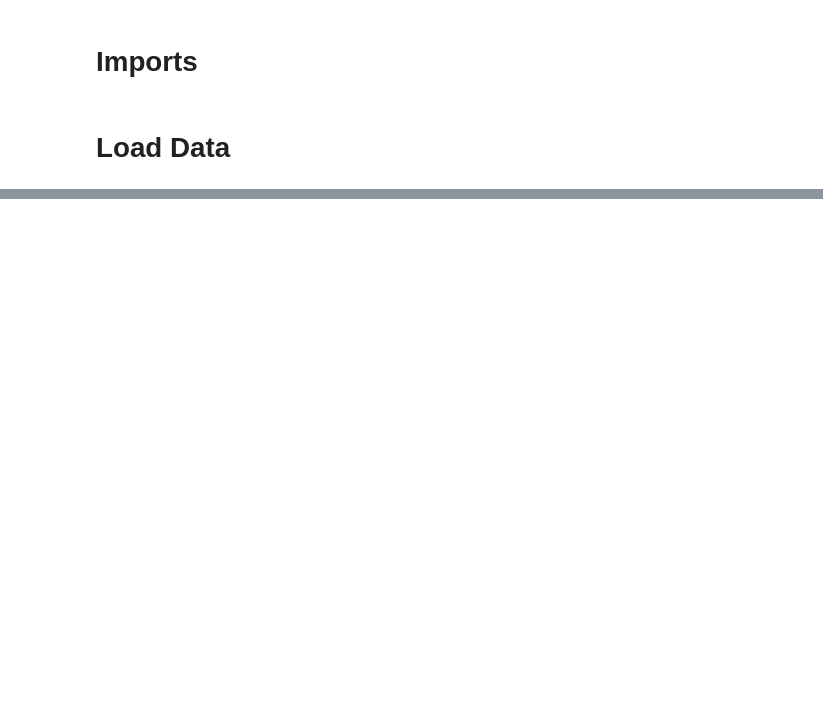
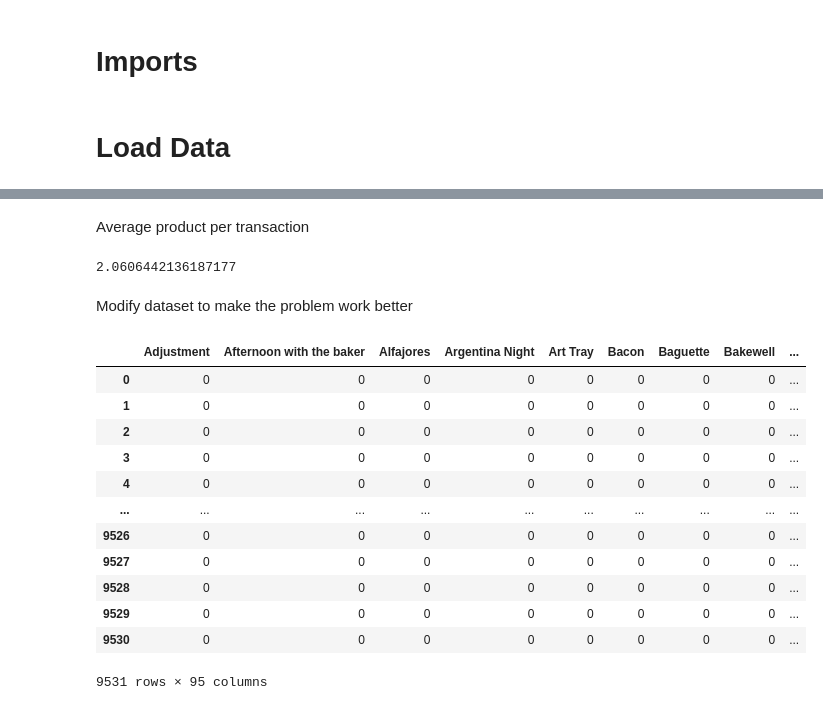
Before and after one commit to Josemvg/Data-Analytics, a Jupyter notebook: Bakery/associationRules/breadBasketAR.ipynb, the cells around one changed output, grey strips where cells are left out. Drawn from its saved outputs; the diff is of its cells as text; code cells hidden in the pictures; blank space fills up the shorter version.

Commit message:
BAKERY - Work on Association Rules

```diff
--- a/Bakery/associationRules/breadBasketAR.ipynb
+++ b/Bakery/associationRules/breadBasketAR.ipynb
@@ -48,0 +92,12 @@ basketData
+# %% [markdown]
+Average product per transaction
+# %%
+lenSums = 0
+for i in transactions:
+    lenSums += len(i)
+averageLen = lenSums/len(transactions)
+averageLen
+# %% [output]
+2.0606442136187177
+# %% [markdown]
+Modify dataset to make the problem work better
@@ -48,0 +116,20 @@ basketData
+# %%
+te = TransactionEncoder()
+encodedData = te.fit(transactions).transform(transactions)
+basketData = pd.DataFrame(encodedData, columns=te.columns_)
+basketData.replace({False: 0, True: 1}, inplace=True)
+basketData
+# %% [output]
+|  | Adjustment | Afternoon with the baker | Alfajores | Argentina Night | Art Tray | Bacon | Baguette | Bakewell | ... |
+| 0 | 0 | 0 | 0 | 0 | 0 | 0 | 0 | 0 | ... |
+| 1 | 0 | 0 | 0 | 0 | 0 | 0 | 0 | 0 | ... |
+| 2 | 0 | 0 | 0 | 0 | 0 | 0 | 0 | 0 | ... |
+| 3 | 0 | 0 | 0 | 0 | 0 | 0 | 0 | 0 | ... |
+| 4 | 0 | 0 | 0 | 0 | 0 | 0 | 0 | 0 | ... |
+| ... | ... | ... | ... | ... | ... | ... | ... | ... | ... |
+| 9526 | 0 | 0 | 0 | 0 | 0 | 0 | 0 | 0 | ... |
+| 9527 | 0 | 0 | 0 | 0 | 0 | 0 | 0 | 0 | ... |
+| 9528 | 0 | 0 | 0 | 0 | 0 | 0 | 0 | 0 | ... |
+| 9529 | 0 | 0 | 0 | 0 | 0 | 0 | 0 | 0 | ... |
+| 9530 | 0 | 0 | 0 | 0 | 0 | 0 | 0 | 0 | ... |
+9531 rows × 95 columns
```
Also changed, not shown: parts of 20 cells of this notebook, 1 other file.
